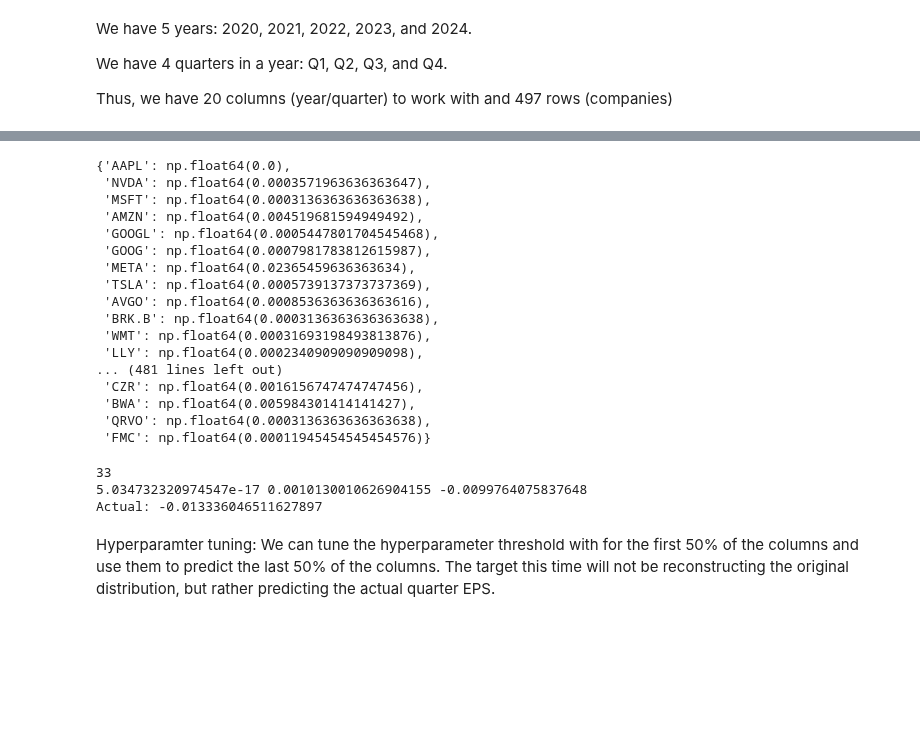
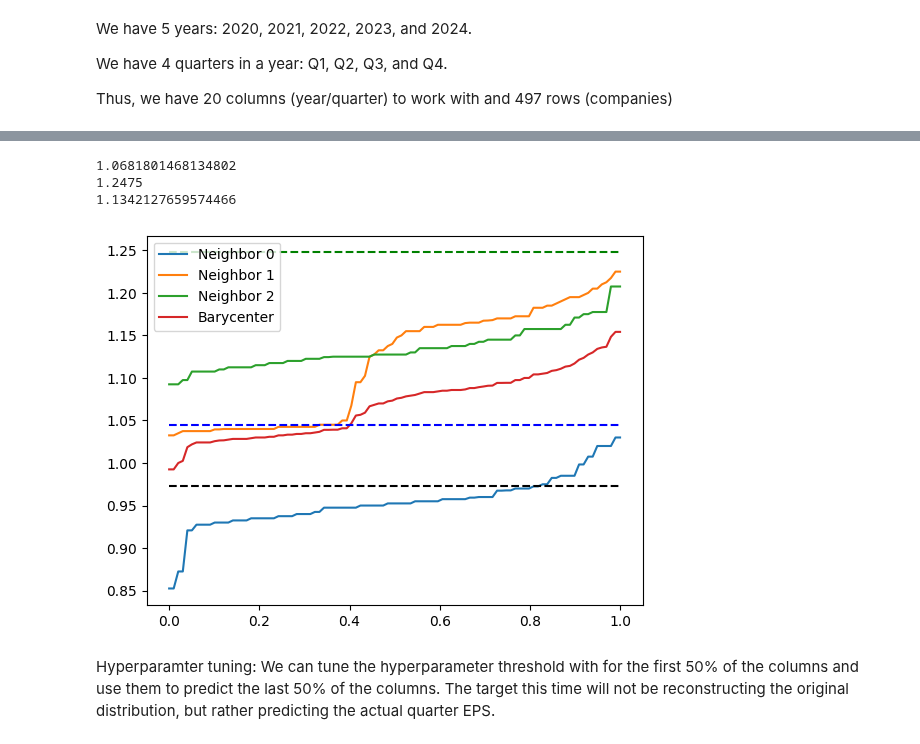
Before and after one commit to jacobf18/Dist-NN, a Jupyter notebook: wrds.ipynb, the cells around one changed output, grey strips where cells are left out. Cells and saved outputs as stored; diff of their text form; code cells hidden in the pictures; blank space fills up the shorter version.

```diff
--- a/wrds.ipynb
+++ b/wrds.ipynb
@@ -534,57 +431,22 @@ plt.plot(x,y)
-# %%
-dists
-# %% [output]
-{'AAPL': np.float64(0.0),
- 'NVDA': np.float64(0.0003571963636363647),
- 'MSFT': np.float64(0.0003136363636363638),
- 'AMZN': np.float64(0.004519681594949492),
- 'GOOGL': np.float64(0.0005447801704545468),
- 'GOOG': np.float64(0.0007981783812615987),
- 'META': np.float64(0.02365459636363634),
- 'TSLA': np.float64(0.0005739137373737369),
- 'AVGO': np.float64(0.0008536363636363616),
- 'BRK.B': np.float64(0.0003136363636363638),
- 'WMT': np.float64(0.00031693198493813876),
- 'LLY': np.float64(0.0002340909090909098),
-... (481 lines left out)
- 'CZR': np.float64(0.0016156747474747456),
- 'BWA': np.float64(0.005984301414141427),
- 'QRVO': np.float64(0.0003136363636363638),
- 'FMC': np.float64(0.00011945454545454576)}
-# %%
-def expectation(barycenter):
-    # This is just the integral from 0 to 1 of the quantile function
-    x,y = barycenter
-    x_diff = np.concatenate([np.array(x[0]).reshape(1), np.diff(x)])
-    return np.sum(x_diff * y)
-# %%
-threshold = 0.001
-
-year = 2020
-quarter = 2
-ticker = 'AAPL'
-dists = get_dist(ticker, year, quarter, quarterly_actual, quarterly_data)
-neighbors = [t for t, dist in dists.items() if dist <= threshold]
-print(len(neighbors))
-
-actual = quarterly_actual[ticker, year, quarter]
-actual_datetime = pd.to_datetime(f'{actual[1]} {actual[2]}', format='%Y-%m-%d %H:%M:%S')
-
-sample_list = []
-for t in neighbors:
-    raw_data = quarterly_data[t, year, quarter]
-    filtered_data = raw_data[raw_data['ann_datetime'] < actual_datetime]
-    # print(t, filtered_data)
-    # print(t, filtered_data.shape, raw_data.shape)
-    sample_list.append(filtered_data['value'].values)
-
-barycenter = wass_barycenter(sample_list)
-print(quarterly_data[ticker, year, quarter]['value'].mean(), step_function(barycenter[0], barycenter[1], 0.5), expectation(barycenter))
-print('Actual:',quarterly_actual[ticker, year, quarter][0] - quarterly_means[ticker, year, quarter])
-# %% [output]
-33
-5.034732320974547e-17 0.0010130010626904155 -0.0099764075837648
-Actual: -0.013336046511627897
+# %%
+q = np.linspace(0, 1, 100)
+for i, fn in enumerate(empirical_fn_list):
+    plt.plot(q, fn(q), label='Neighbor ' + str(i))
+b_fn = barycenter(empirical_fn_list)
+print(expectation(b_fn))
+print(quarterly_actual['AAPL', 2020, 1][0])
+print(quarterly_means['AAPL', 2020, 1])
+plt.plot(q, b_fn(q), label='Barycenter')
+plt.hlines([quarterly_actual['AAPL', 2018, 1][0]], 0, 1, linestyles='--', colors='black')
+plt.hlines([quarterly_actual['AAPL', 2019, 1][0]], 0, 1, linestyles='--', colors='blue')
+plt.hlines([quarterly_actual['AAPL', 2020, 1][0]], 0, 1, linestyles='--', colors='green')
+plt.legend()
+plt.show()
+# %% [output]
+1.0681801468134802
+1.2475
+1.1342127659574466
+[figure, added]
 # %% [markdown]
 Hyperparamter tuning: We can tune the hyperparameter threshold with for the first 50% of the columns and use them to predict the last 50% of the columns. The target this time will not be reconstructing the original distribution, but rather predicting the actual quarter EPS.
 # %%
```
Also changed, not shown: parts of 68 cells of this notebook.
